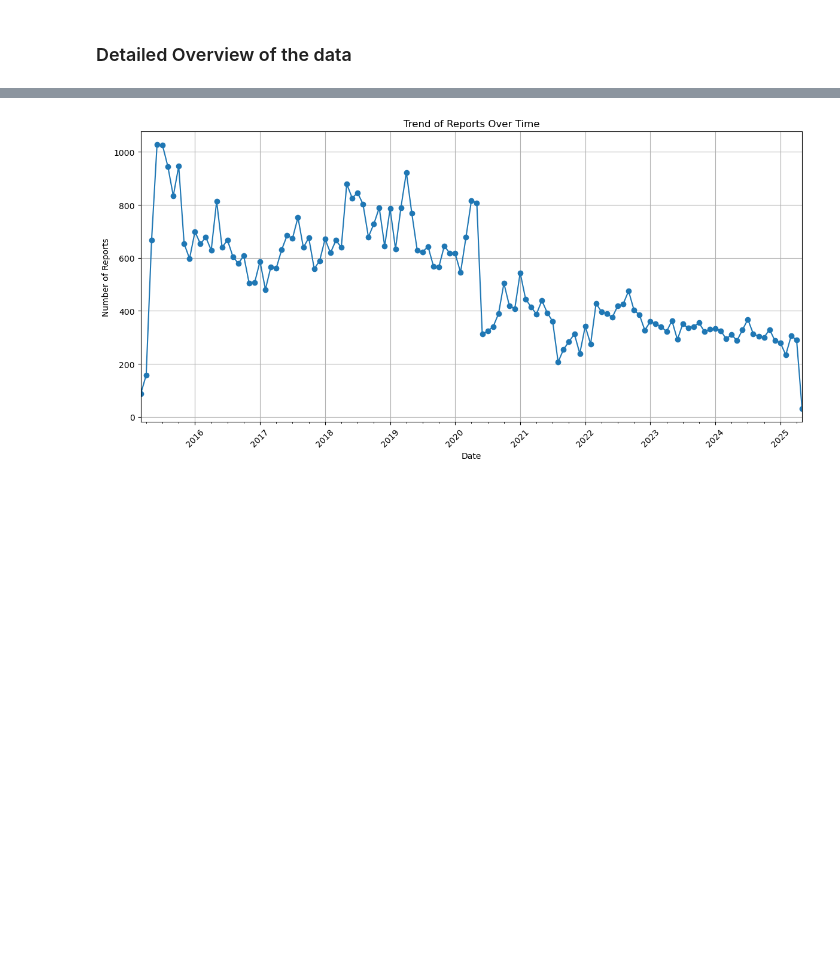
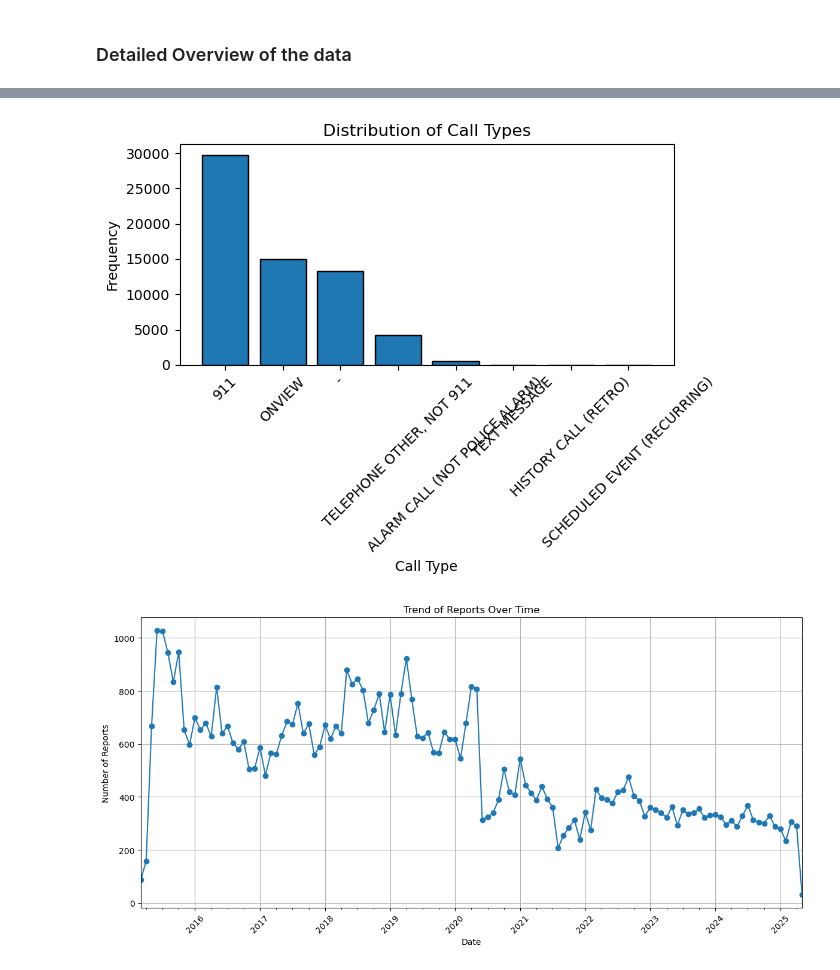
Before and after one commit to Tintin-dataObsessed/terry-stop-legal-analysis, a Jupyter notebook: index.ipynb, the cells around one changed output, grey strips where cells are left out. Cells and saved outputs as stored; diff of their text form; code cells hidden in the pictures; blank space fills up the shorter version.

```diff
--- a/index.ipynb
+++ b/index.ipynb
@@ -168,3 +211,15 @@ plt.show()
+# %%
+call_counts = df['Call Type'].value_counts()
+
+plt.bar(call_counts.index, call_counts.values, edgecolor='black')
+plt.title('Distribution of Call Types')
+plt.xlabel('Call Type')
+plt.ylabel('Frequency')
+plt.xticks(rotation=45)
+plt.tight_layout()
+plt.show()
+# %% [output]
+[figure, added]
 # %%
 # trend of reports over time
 df_trend = df['Reported Date'].dt.to_period('M').value_counts().sort_index()
```
Also changed, not shown: parts of 25 cells of this notebook, 1 other file.
